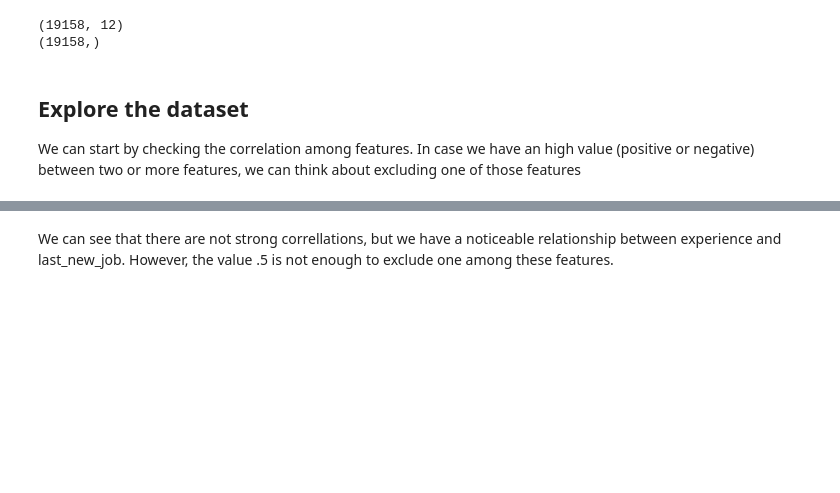
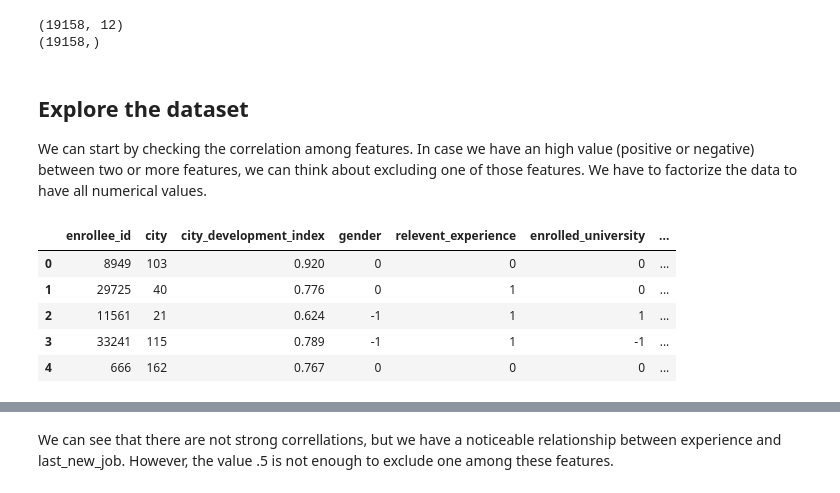
Before and after one commit to rubenIng93/xtream-ai-assignment, a Jupyter notebook: exploratory-analysis.ipynb, the cells around one changed output, grey strips where cells are left out. Cells and saved outputs as stored; diff of their text form; code cells hidden in the pictures; blank space fills up the shorter version.

```diff
--- a/exploratory-analysis.ipynb
+++ b/exploratory-analysis.ipynb
@@ -275,5 +275,33 @@ print(y.shape)
 # %% [markdown]
 ## Explore the dataset
 
-We can start by checking the correlation among features. In case we have an high value (positive or negative) between two or more features, we can think about excluding one of those features
+We can start by checking the correlation among features. In case we have an high value (positive or negative) between two or more features, we can think about excluding one of those features. We have to factorize the data to have all numerical values.
+# %%
+# let's take a dataframe copy to be used in successive steps
+# as for data visualization we will convert categorical features in a scale 0 to n
+# but for fitting the model we should instead use the one hot encoding, to prevent misleading information
+factorized_df = df.copy()
+
+
+# Define a list of string features to be converted in numerical values
+to_convert = [
+    'gender',
+    'relevent_experience',
+    'enrolled_university',
+    'major_discipline',
+    'company_type'
+]
+
+factorized_df[to_convert] = factorized_df[to_convert].apply(lambda x: pd.factorize(x)[0])
+
+
+
+factorized_df.head()
+# %% [output]
+|  | enrollee_id | city | city_development_index | gender | relevent_experience | enrolled_university | ... |
+| 0 | 8949 | 103 | 0.920 | 0 | 0 | 0 | ... |
+| 1 | 29725 | 40 | 0.776 | 0 | 1 | 0 | ... |
+| 2 | 11561 | 21 | 0.624 | -1 | 1 | 1 | ... |
+| 3 | 33241 | 115 | 0.789 | -1 | 1 | -1 | ... |
+| 4 | 666 | 162 | 0.767 | 0 | 0 | 0 | ... |
 # %%
```
Also changed, not shown: parts of 6 cells of this notebook.
